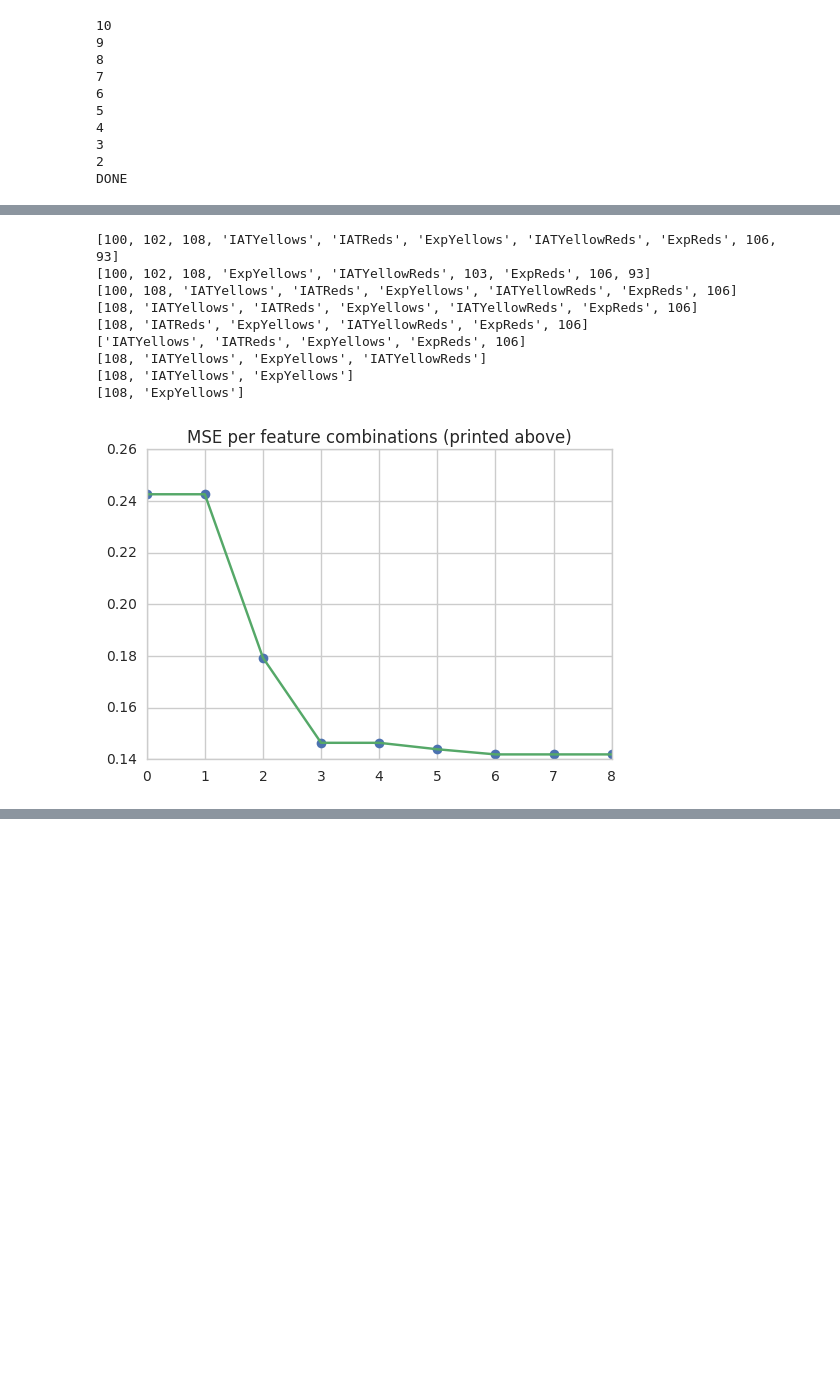
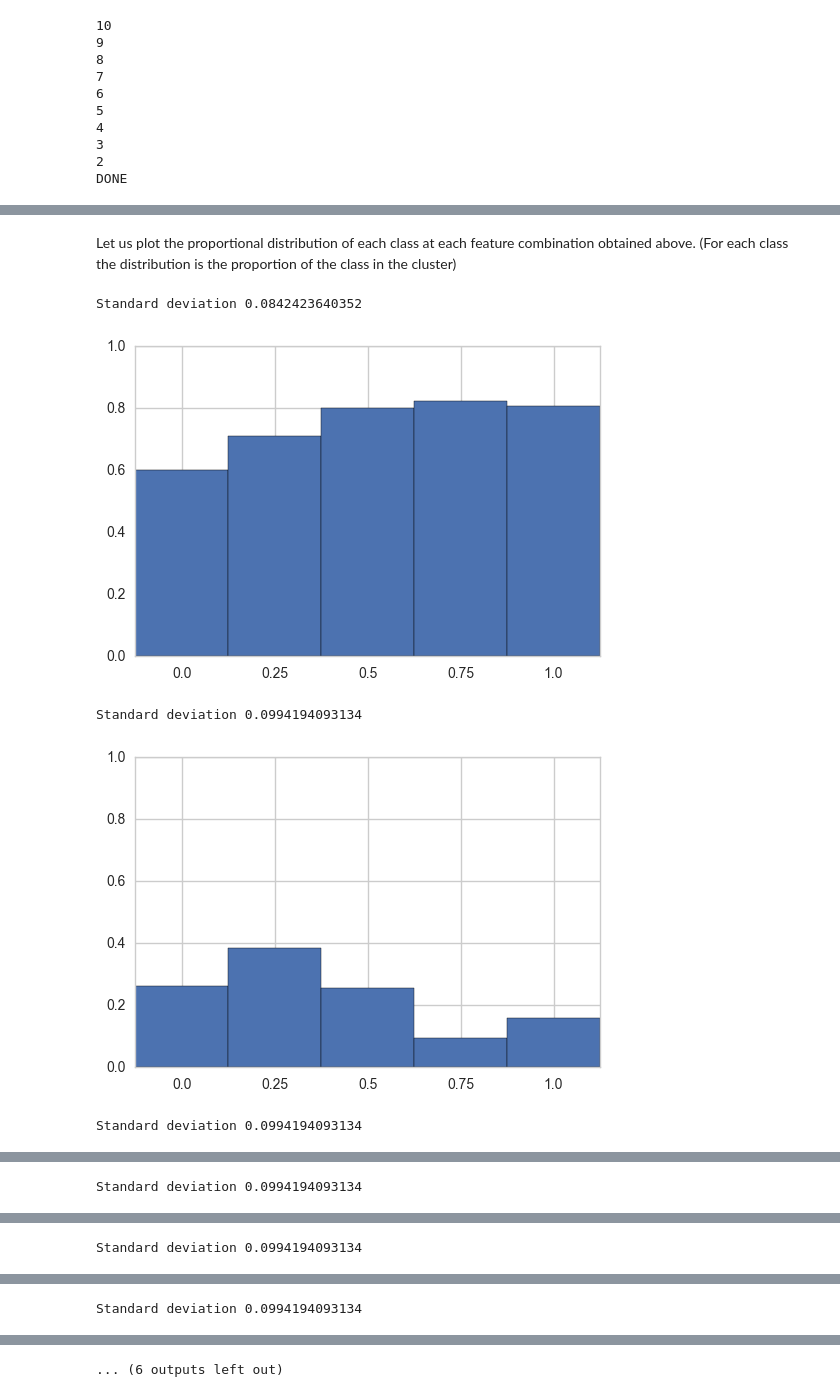
Before and after one commit to bojbilla/AdaHomeworks, a Jupyter notebook: 04 - Applied ML/HW4.ipynb, the cells around one changed output, grey strips where cells are left out. Saved outputs shown, nothing was run; the diff lists cells and outputs as text; code cells hidden in the pictures; blank space fills up the shorter version.

```diff
--- a/04 - Applied ML/HW4.ipynb
+++ b/04 - Applied ML/HW4.ipynb
@@ -396,17 +449,21 @@ _ =[print(x) for x in combSS]
-# %%
-plt.plot(bestMSE,'o', bestMSE, '-')
-plt.title('MSE per feature combinations (printed above)')
-combMSE = [[name(x) for x in arr ] for arr in bestICMSE]
-
-_ =[print(x) for x in combMSE]
-# %% [output]
-[100, 102, 108, 'IATYellows', 'IATReds', 'ExpYellows', 'IATYellowReds', 'ExpReds', 106, 93]
-[100, 102, 108, 'ExpYellows', 'IATYellowReds', 103, 'ExpReds', 106, 93]
-[100, 108, 'IATYellows', 'IATReds', 'ExpYellows', 'IATYellowReds', 'ExpReds', 106]
-[108, 'IATYellows', 'IATReds', 'ExpYellows', 'IATYellowReds', 'ExpReds', 106]
-[108, 'IATReds', 'ExpYellows', 'IATYellowReds', 'ExpReds', 106]
-['IATYellows', 'IATReds', 'ExpYellows', 'ExpReds', 106]
-[108, 'IATYellows', 'ExpYellows', 'IATYellowReds']
-[108, 'IATYellows', 'ExpYellows']
-[108, 'ExpYellows']
-[figure, removed]
+# %% [markdown]
+Let us plot the proportional distribution of each class at each feature combination obtained above.
+(For each class the distribution is the proportion of the class in the cluster)
+# %%
+for vals in proportions:
+        plt.figure()
+        axes = plt.gca()
+        axes.set_ylim([0.0,1.0])
+        indexes = np.arange(len(lab))
+        width = 1
+
+        plt.bar(indexes, vals, width)
+        plt.xticks(indexes + width * 0.5, lab)
+        print('Standard deviation',np.array(vals).std())
+        plt.show()
+# %% [output]
+Standard deviation 0.0842423640352
+[figure, added]
+Standard deviation 0.0994194093134
+[figure, added]
+Standard deviation 0.0994194093134
@@ -412,0 +471 @@ _ =[print(x) for x in combMSE]
+Standard deviation 0.0994194093134
@@ -412,0 +473 @@ _ =[print(x) for x in combMSE]
+Standard deviation 0.0994194093134
@@ -412,0 +475 @@ _ =[print(x) for x in combMSE]
+Standard deviation 0.0994194093134
@@ -412,0 +477 @@ _ =[print(x) for x in combMSE]
+... (6 outputs left out)
```
Also changed, not shown: parts of 20 cells of this notebook.
